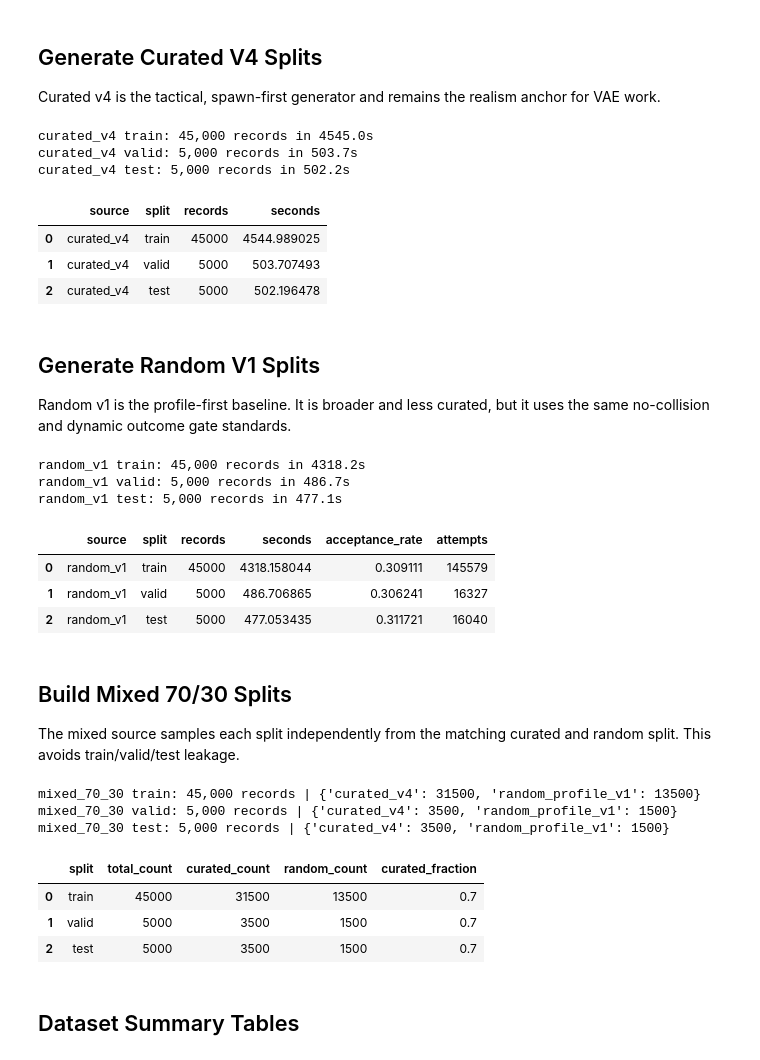
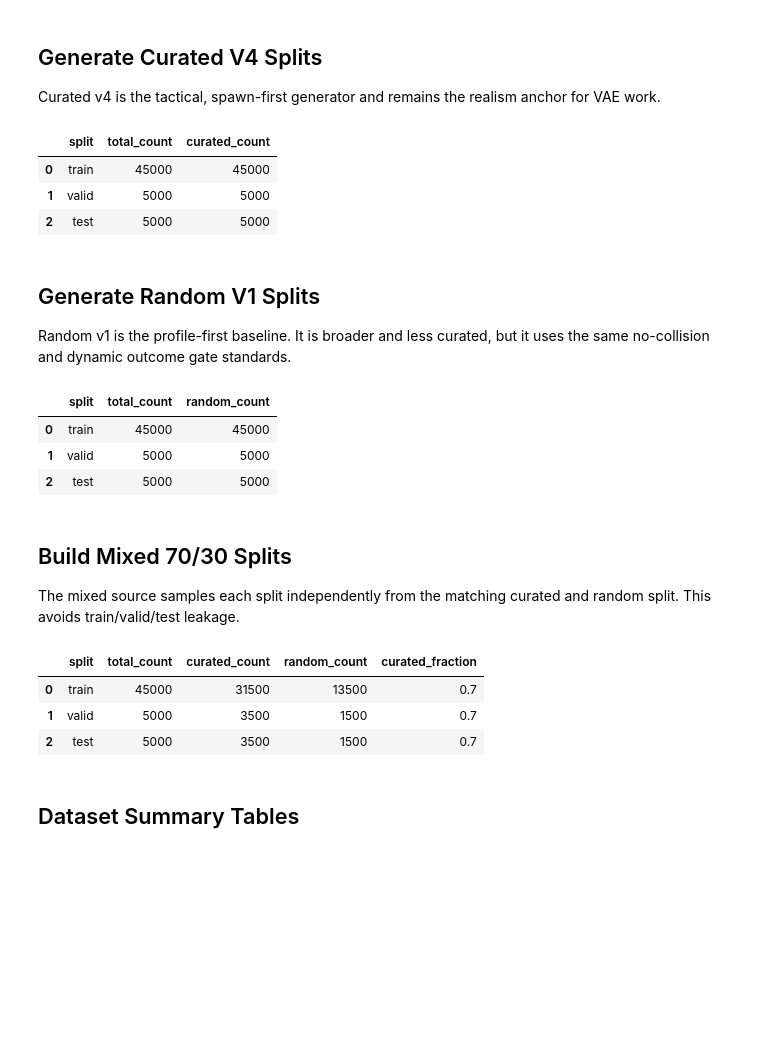
Before and after one commit to MAP9900/Convoy-Layout-Project, a Jupyter notebook: notebooks/profile_generation_tests.ipynb, the cells around one changed output. Drawn from its saved outputs; the diff is of its cells as text; code cells hidden in the pictures; blank space fills up the shorter version.

```diff
--- a/notebooks/profile_generation_tests.ipynb
+++ b/notebooks/profile_generation_tests.ipynb
@@ -64,11 +64,11 @@ SPLITS = {
 BASE_SEED = 1945
 CURATED_FRACTION = 0.70
 
-RUN_CURATED_GENERATION = True
-RUN_RANDOM_GENERATION = True
-RUN_MIXED_BUILD = True
-WRITE_DATASETS = True
-OVERWRITE_EXISTING = True
+RUN_CURATED_GENERATION = False
+RUN_RANDOM_GENERATION = False
+RUN_MIXED_BUILD = False
+WRITE_DATASETS = False
+OVERWRITE_EXISTING = False
 
 PLOT_SAMPLE_PER_SOURCE = 5_000
 PLOT_RANDOM_SEED = 1945
@@ -230,15 +230,19 @@ if RUN_CURATED_GENERATION:
 else:
     curated_splits = {split: read_jsonl(path) for split, path in PATHS["curated_v4"].items()}
 
-pd.DataFrame(curated_timings)
+pd.DataFrame([
+    {
+        "split": split,
+        "total_count": len(records),
+        "curated_count": len(records),
+    }
+    for split, records in curated_splits.items()
+])
 # %% [output]
-curated_v4 train: 45,000 records in 4545.0s
-curated_v4 valid: 5,000 records in 503.7s
-curated_v4 test: 5,000 records in 502.2s
-|  | source | split | records | seconds |
-| 0 | curated_v4 | train | 45000 | 4544.989025 |
-| 1 | curated_v4 | valid | 5000 | 503.707493 |
-| 2 | curated_v4 | test | 5000 | 502.196478 |
+|  | split | total_count | curated_count |
+| 0 | train | 45000 | 45000 |
+| 1 | valid | 5000 | 5000 |
+| 2 | test | 5000 | 5000 |
 # %% [markdown]
 ## Generate Random V1 Splits
 
@@ -251,41 +255,45 @@ if RUN_RANDOM_GENERATION:
     for split, cfg in SPLITS.items():
         start = time.perf_counter()
         records, stats = generate_random_baseline_records(
             count=int(cfg["count"]),
             seed=int(BASE_SEED + 100 + cfg["seed_offset"]),
             start_index=int(cfg["start_index"]),
             convoy_profile=CONVOY_PROFILE,
         )
         for record in records:
             record.setdefault("generator_meta", {})["split"] = split
             record.setdefault("generator_meta", {})["dataset_role"] = "vae_training_data"
             record.setdefault("generator_meta", {})["source_family"] = "random_v1"
         random_splits[split] = records
         random_stats_by_split[split] = stats
         seconds = time.perf_counter() - start
         random_timings.append({
             "source": "random_v1",
             "split": split,
             "records": len(records),
             "seconds": seconds,
             "acceptance_rate": float(stats.get("acceptance_rate", 0.0)),
             "attempts": int(stats.get("attempts", 0)),
         })
         if WRITE_DATASETS:
             write_jsonl(PATHS["random_v1"][split], records, overwrite=OVERWRITE_EXISTING)
         print(f"random_v1 {split}: {len(records):,} records in {seconds:.1f}s")
 else:
     random_splits = {split: read_jsonl(path) for split, path in PATHS["random_v1"].items()}
 
-pd.DataFrame(random_timings)
+pd.DataFrame([
+    {
+        "split": split,
+        "total_count": len(records),
+        "random_count": len(records),
+    }
+    for split, records in random_splits.items()
+])
 # %% [output]
-random_v1 train: 45,000 records in 4318.2s
-random_v1 valid: 5,000 records in 486.7s
-random_v1 test: 5,000 records in 477.1s
-|  | source | split | records | seconds | acceptance_rate | attempts |
-| 0 | random_v1 | train | 45000 | 4318.158044 | 0.309111 | 145579 |
-| 1 | random_v1 | valid | 5000 | 486.706865 | 0.306241 | 16327 |
-| 2 | random_v1 | test | 5000 | 477.053435 | 0.311721 | 16040 |
+|  | split | total_count | random_count |
+| 0 | train | 45000 | 45000 |
+| 1 | valid | 5000 | 5000 |
+| 2 | test | 5000 | 5000 |
 # %% [markdown]
 ## Build Mixed 70/30 Splits
 
@@ -311,12 +319,10 @@ if RUN_MIXED_BUILD:
         print(f"mixed_70_30 {split}: {len(records):,} records | {summary['source_counts']}")
 else:
     mixed_splits = {split: read_jsonl(path) for split, path in PATHS["mixed_70_30"].items()}
+    for split, records in mixed_splits.items():
+        source_counts = Counter(record["mixture_meta"]["source_dataset"] for record in records)
+        mixed_summaries[split] = {"total_count": len(records), "source_counts": source_counts}
 
-datasets = {
-    "curated_v4": curated_splits,
-    "random_v1": random_splits,
-    "mixed_70_30": mixed_splits,
-}
 
 pd.DataFrame([
     {
@@ -329,9 +335,6 @@ pd.DataFrame([
     for split, summary in mixed_summaries.items()
 ])
 # %% [output]
-mixed_70_30 train: 45,000 records | {'curated_v4': 31500, 'random_profile_v1': 13500}
-mixed_70_30 valid: 5,000 records | {'curated_v4': 3500, 'random_profile_v1': 1500}
-mixed_70_30 test: 5,000 records | {'curated_v4': 3500, 'random_profile_v1': 1500}
 |  | split | total_count | curated_count | random_count | curated_fraction |
 | 0 | train | 45000 | 31500 | 13500 | 0.7 |
 | 1 | valid | 5000 | 3500 | 1500 | 0.7 |
```
Also changed, not shown: parts of 2 cells of this notebook, 1 other file.
